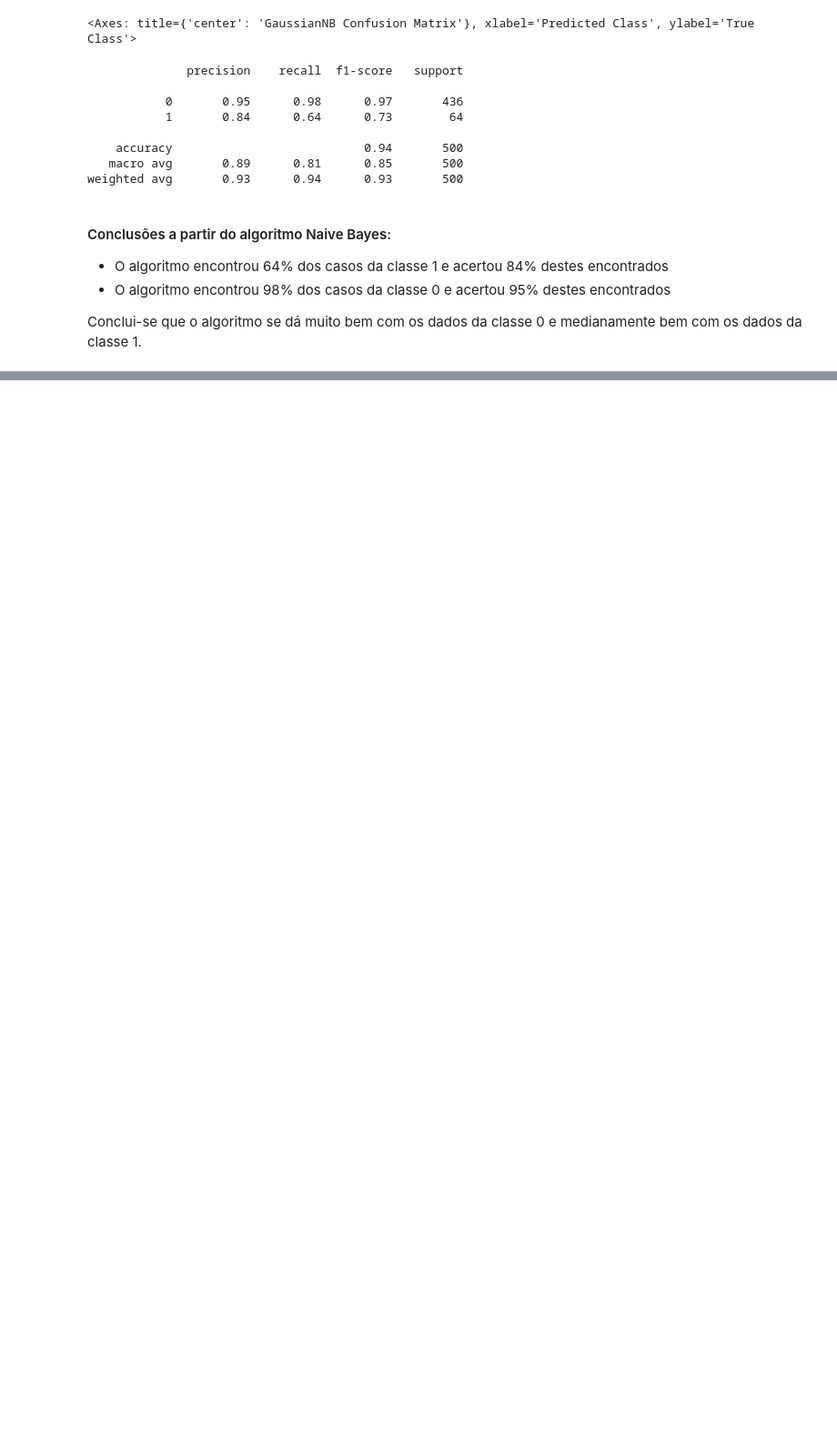
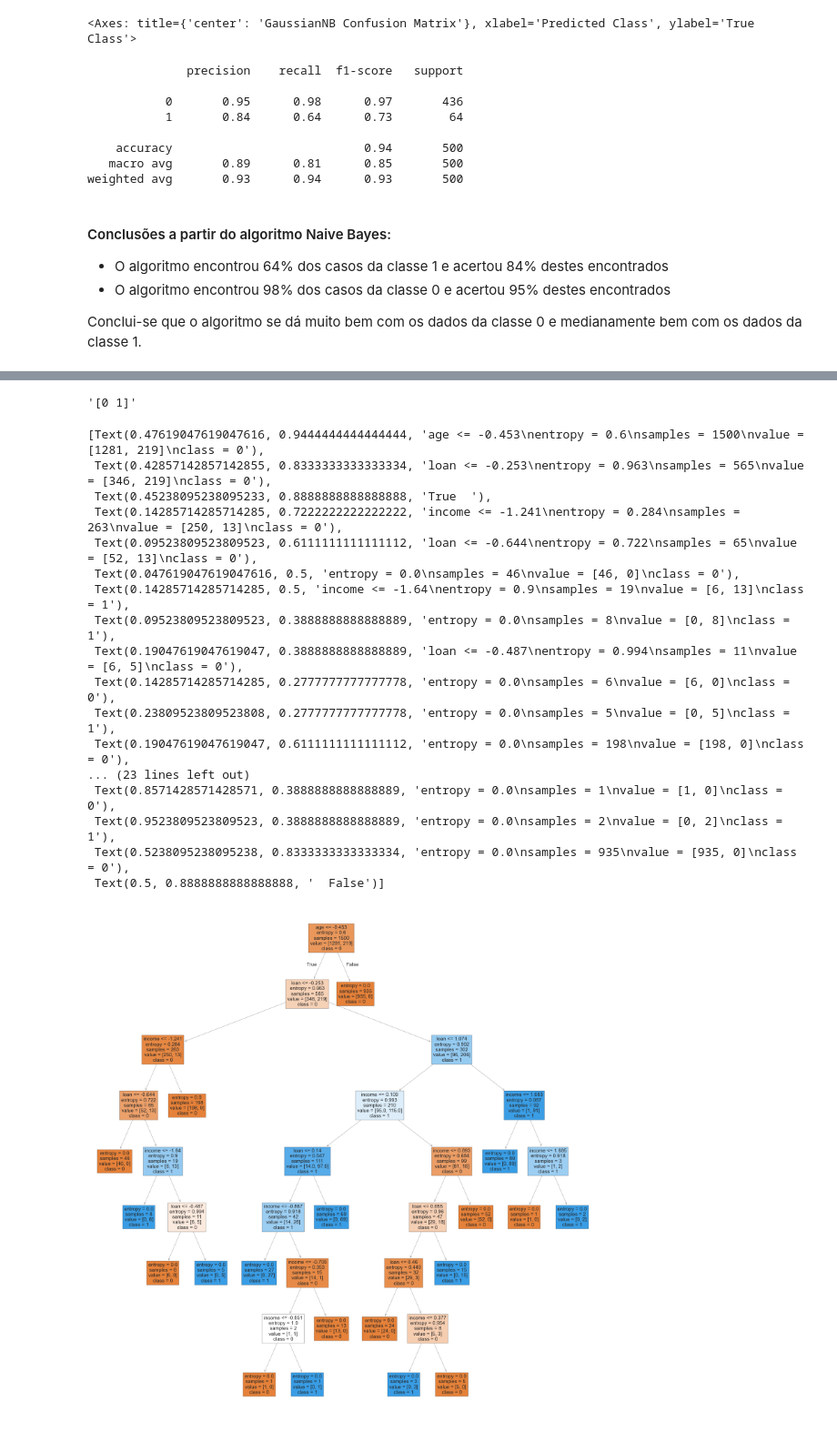
Before and after one commit to caio-lelis/Inteligencia-artificial-de-A-a-Z-Udemy, a Jupyter notebook: credit_data.ipynb, the cells around one changed output, grey strips where cells are left out. Shown: that part at 91% size. Saved outputs shown, nothing was run; the diff lists cells and outputs as text; code cells hidden in the pictures; blank space fills up the shorter version.

```diff
--- a/credit_data.ipynb
+++ b/credit_data.ipynb
@@ -78,0 +151,36 @@ Conclui-se que o algoritmo se dá muito bem com os dados da classe 0 e medianame
+# %%
+previsores = ['income' , 'age' , 'loan']
+lista_classes = str(arvore_credit.classes_)
+lista_classes
+# %% [output]
+'[0 1]'
+# %%
+# Visualizando árvore
+
+from matplotlib import pyplot as plt
+from sklearn import tree
+
+
+
+figura , eixos = plt.subplots(nrows =1 , ncols=1 , figsize=(20,20))
+tree.plot_tree(arvore_credit , feature_names=previsores , class_names=['0','1']  ,filled=True)
+#figura.savefig('arvoreDecisao_creditData.png') -> descomente caso queira salvar a figura
+# %% [output]
+[Text(0.47619047619047616, 0.9444444444444444, 'age <= -0.453\nentropy = 0.6\nsamples = 1500\nvalue = [1281, 219]\nclass = 0'),
+ Text(0.42857142857142855, 0.8333333333333334, 'loan <= -0.253\nentropy = 0.963\nsamples = 565\nvalue = [346, 219]\nclass = 0'),
+ Text(0.45238095238095233, 0.8888888888888888, 'True  '),
+ Text(0.14285714285714285, 0.7222222222222222, 'income <= -1.241\nentropy = 0.284\nsamples = 263\nvalue = [250, 13]\nclass = 0'),
+ Text(0.09523809523809523, 0.6111111111111112, 'loan <= -0.644\nentropy = 0.722\nsamples = 65\nvalue = [52, 13]\nclass = 0'),
+ Text(0.047619047619047616, 0.5, 'entropy = 0.0\nsamples = 46\nvalue = [46, 0]\nclass = 0'),
+ Text(0.14285714285714285, 0.5, 'income <= -1.64\nentropy = 0.9\nsamples = 19\nvalue = [6, 13]\nclass = 1'),
+ Text(0.09523809523809523, 0.3888888888888889, 'entropy = 0.0\nsamples = 8\nvalue = [0, 8]\nclass = 1'),
+ Text(0.19047619047619047, 0.3888888888888889, 'loan <= -0.487\nentropy = 0.994\nsamples = 11\nvalue = [6, 5]\nclass = 0'),
+ Text(0.14285714285714285, 0.2777777777777778, 'entropy = 0.0\nsamples = 6\nvalue = [6, 0]\nclass = 0'),
+ Text(0.23809523809523808, 0.2777777777777778, 'entropy = 0.0\nsamples = 5\nvalue = [0, 5]\nclass = 1'),
+ Text(0.19047619047619047, 0.6111111111111112, 'entropy = 0.0\nsamples = 198\nvalue = [198, 0]\nclass = 0'),
+... (23 lines left out)
+ Text(0.8571428571428571, 0.3888888888888889, 'entropy = 0.0\nsamples = 1\nvalue = [1, 0]\nclass = 0'),
+ Text(0.9523809523809523, 0.3888888888888889, 'entropy = 0.0\nsamples = 2\nvalue = [0, 2]\nclass = 1'),
+ Text(0.5238095238095238, 0.8333333333333334, 'entropy = 0.0\nsamples = 935\nvalue = [935, 0]\nclass = 0'),
+ Text(0.5, 0.8888888888888888, '  False')]
+[figure, added]
```
Also changed, not shown: parts of 19 cells of this notebook, 5 other files.
